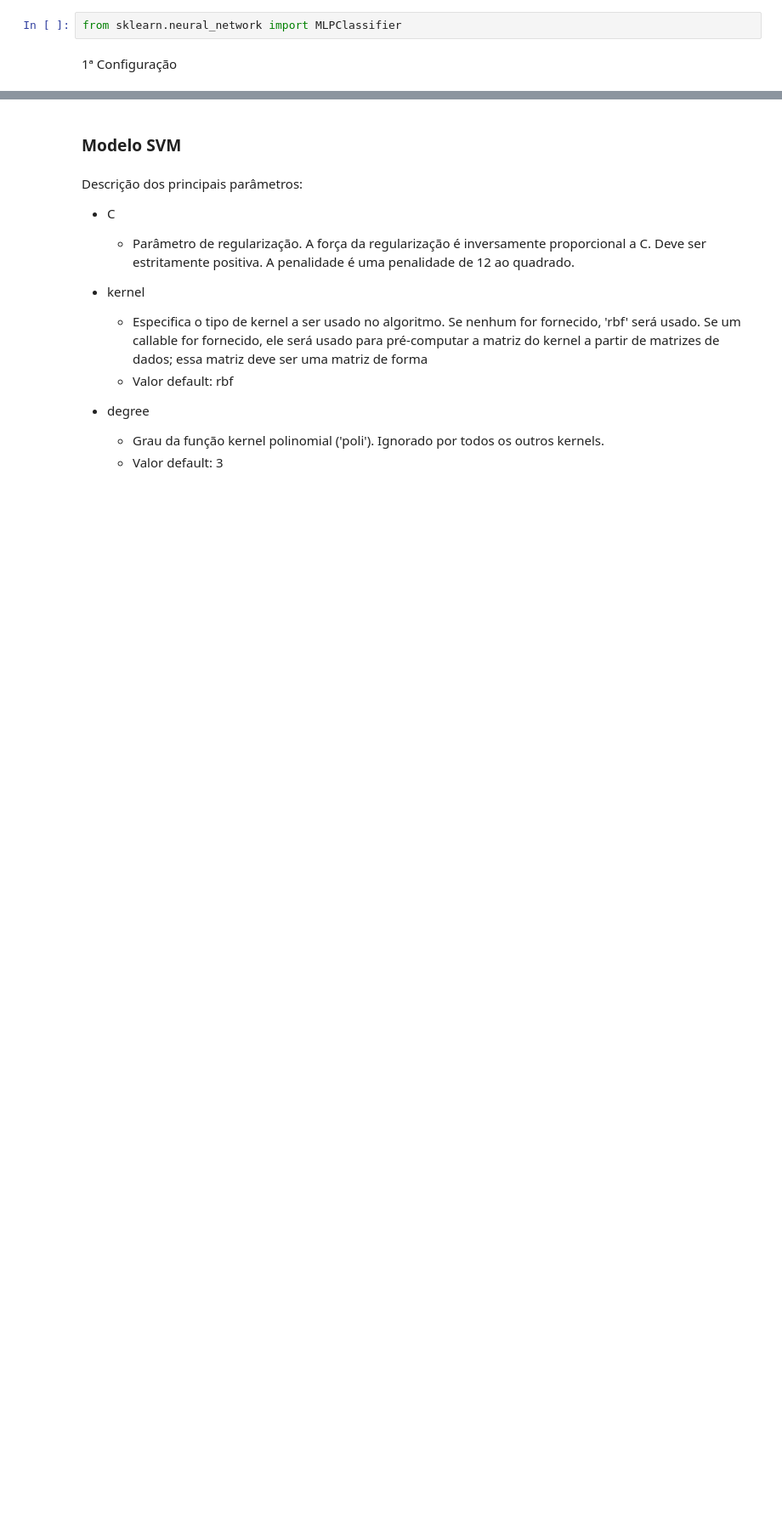
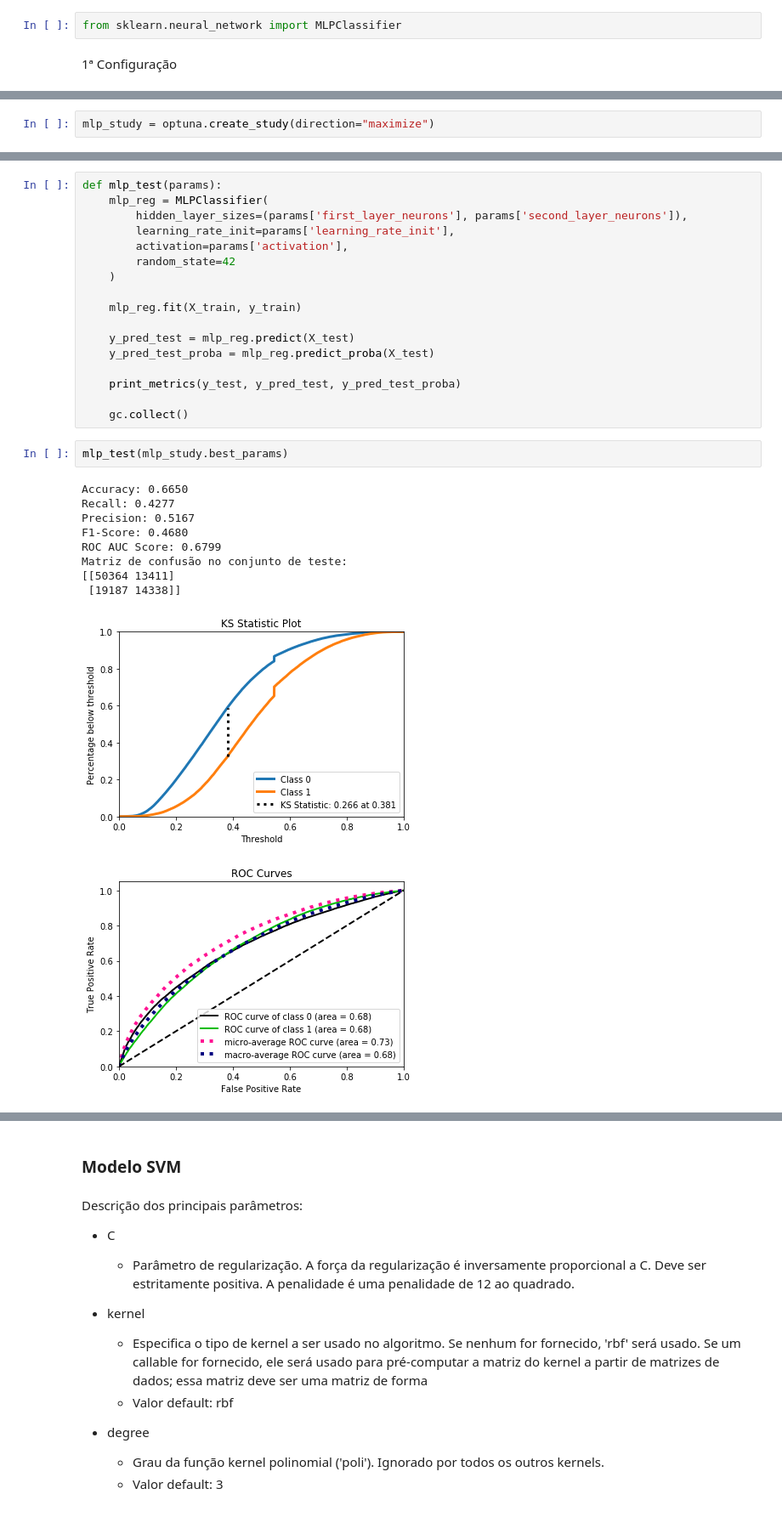
Before and after one commit to KilnerJhow/redes-neurais, a Jupyter notebook: projeto_redes_neurais.ipynb, the cells around one changed output, grey strips where cells are left out. Shown: that part at 85% size. Cells and saved outputs as stored; diff of their text form; blank space fills up the shorter version.

```diff
--- a/projeto_redes_neurais.ipynb
+++ b/projeto_redes_neurais.ipynb
@@ -283,0 +318,2 @@ Matriz de confusão no conjunto de teste:
+# %%
+mlp_study = optuna.create_study(direction="maximize")
@@ -283,0 +342,30 @@ Matriz de confusão no conjunto de teste:
+# %%
+def mlp_test(params):
+    mlp_reg = MLPClassifier(
+        hidden_layer_sizes=(params['first_layer_neurons'], params['second_layer_neurons']),
+        learning_rate_init=params['learning_rate_init'],
+        activation=params['activation'],
+        random_state=42
+    )
+
+    mlp_reg.fit(X_train, y_train)
+
+    y_pred_test = mlp_reg.predict(X_test)
+    y_pred_test_proba = mlp_reg.predict_proba(X_test)
+
+    print_metrics(y_test, y_pred_test, y_pred_test_proba)
+
+    gc.collect()
+# %%
+mlp_test(mlp_study.best_params)
+# %% [output]
+Accuracy: 0.6650
+Recall: 0.4277
+Precision: 0.5167
+F1-Score: 0.4680
+ROC AUC Score: 0.6799
+Matriz de confusão no conjunto de teste:
+[[50364 13411]
+ [19187 14338]]
+[figure, added]
+[figure, added]
```
Also changed, not shown: parts of 54 cells of this notebook.
